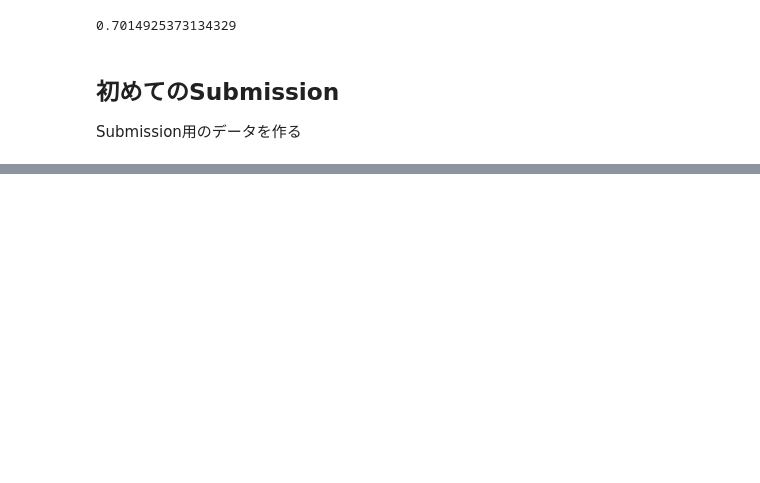
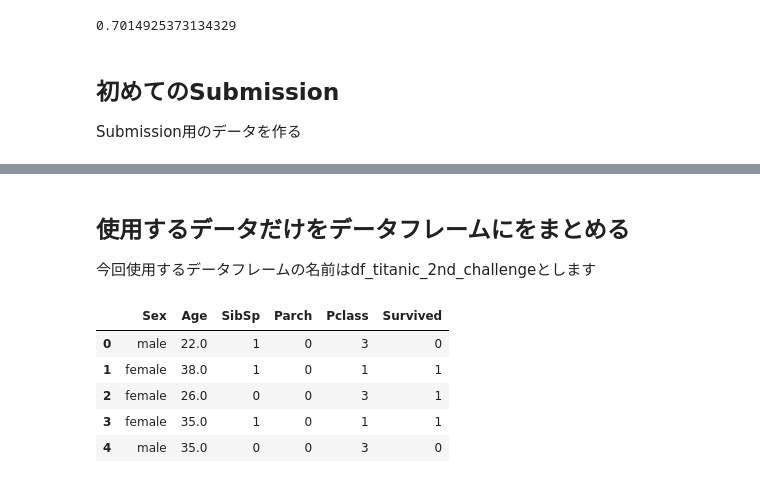
Before and after one commit to tetsuya-yamamoto-ai-learn/Practice03-L, a Jupyter notebook: titanic_challenge.ipynb, the cells around one changed output, grey strips where cells are left out. Saved outputs shown, nothing was run; the diff lists cells and outputs as text; code cells hidden in the pictures; blank space fills up the shorter version.

```diff
--- a/titanic_challenge.ipynb
+++ b/titanic_challenge.ipynb
@@ -133,0 +153,14 @@ df_Submission.to_csv("toriaezuLogistic.csv", index=False)
+# %% [markdown]
+## 使用するデータだけをデータフレームにをまとめる
+
+今回使用するデータフレームの名前はdf_titanic_2nd_challengeとします
+# %%
+df_titanic_2nd_challenge = df_titanic.loc[:,['Sex','Age','SibSp','Parch','Pclass','Survived']]
+df_titanic_2nd_challenge.head()
+# %% [output]
+|  | Sex | Age | SibSp | Parch | Pclass | Survived |
+| 0 | male | 22.0 | 1 | 0 | 3 | 0 |
+| 1 | female | 38.0 | 1 | 0 | 1 | 1 |
+| 2 | female | 26.0 | 0 | 0 | 3 | 1 |
+| 3 | female | 35.0 | 1 | 0 | 1 | 1 |
+| 4 | male | 35.0 | 0 | 0 | 3 | 0 |
```
Also changed, not shown: parts of 12 cells of this notebook.
